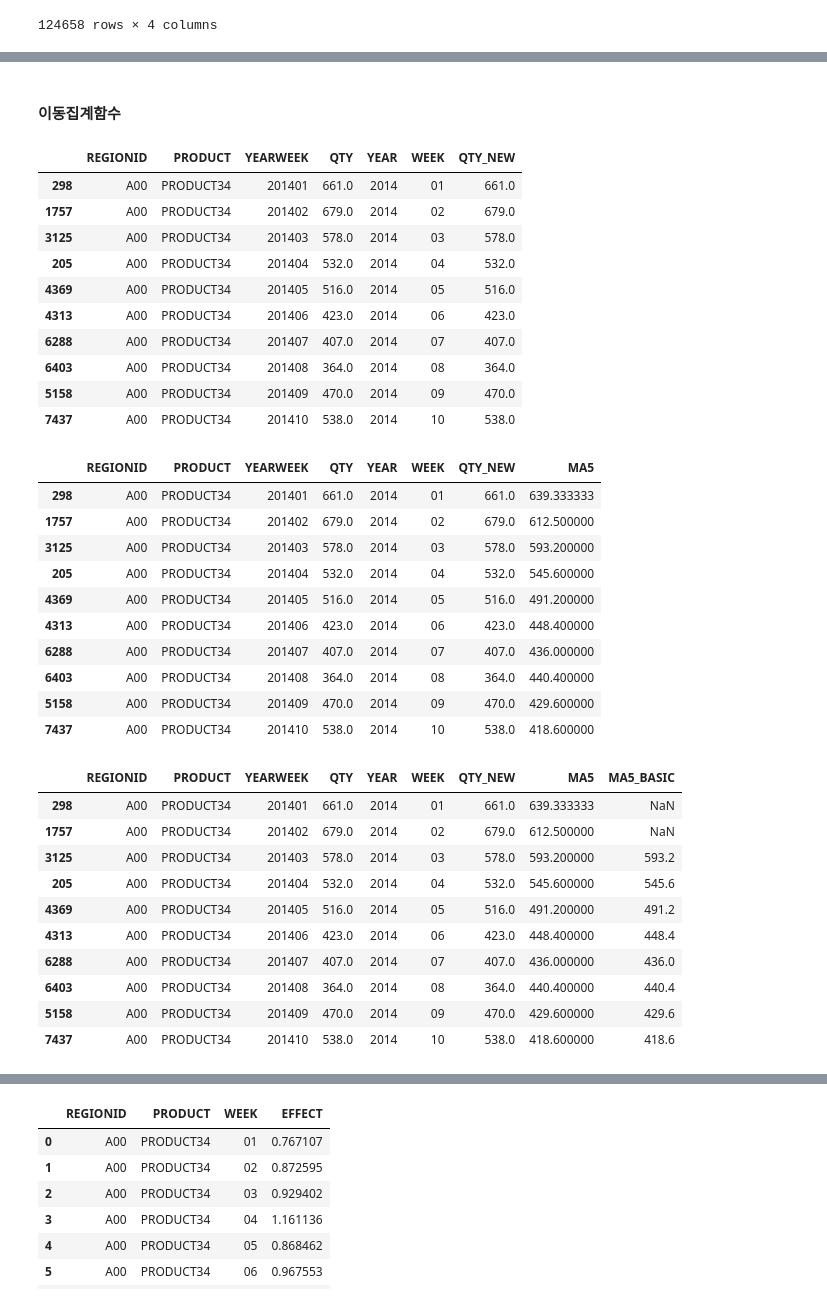
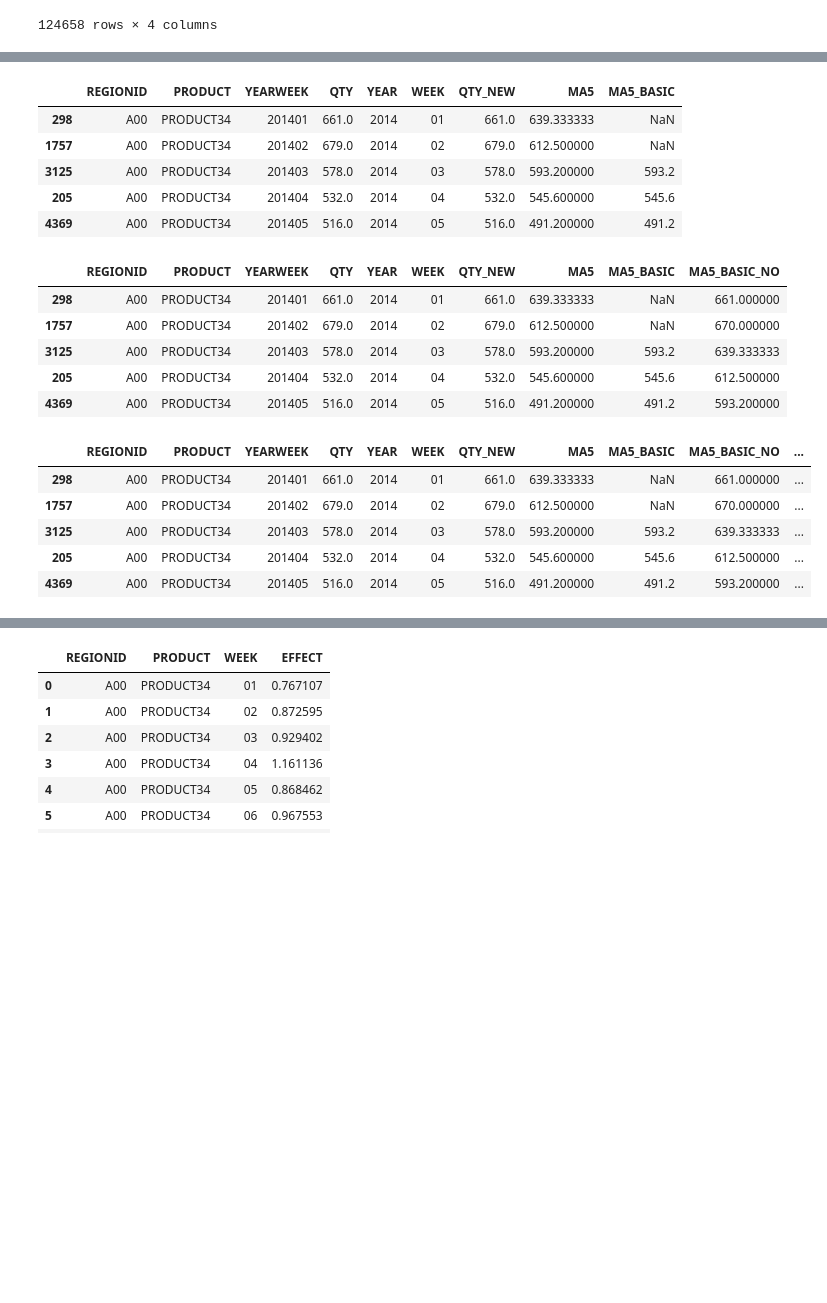
Before and after one commit to leekyungryul/Python, a Jupyter notebook: Session05 - 데이터 분석 및 데이터 전처리/프로젝트실습(전체).ipynb, the cells around one changed output, grey strips where cells are left out. Cells and saved outputs as stored; diff of their text form; code cells hidden in the pictures; blank space fills up the shorter version.

```diff
--- a/Session05 - 데이터 분석 및 데이터 전처리/프로젝트실습(전체).ipynb
+++ b/Session05 - 데이터 분석 및 데이터 전처리/프로젝트실습(전체).ipynb
@@ -46,3 +46,6 @@ selloutData["WEEK"] = selloutData.YEARWEEK.apply(week)
 # 아래와 같은 방식으로 인덱싱하여도 가능
 # selloutData["YEAR"] = selloutData.YEARWEEK.str[0:4]
 # selloutData["WEEK"] = selloutData.YEARWEEK.str[4:6]
+# %%
+refinedSelloutData = selloutData.loc[selloutData.WEEK.astype(int) <= 52]
+refinedSelloutData
@@ -303,2 +173,0 @@ sortedData.groupby(groupKey)["QTY"].describe()
-# %% [markdown]
-#### 이동집계함수
@@ -305,15 +180,10 @@ sortedData.groupby(groupKey)["QTY"].describe()
 # %%
-sortedData.head(10)
+sortedData.head()
 # %% [output]
-|  | REGIONID | PRODUCT | YEARWEEK | QTY | YEAR | WEEK | QTY_NEW |
-| 298 | A00 | PRODUCT34 | 201401 | 661.0 | 2014 | 01 | 661.0 |
-| 1757 | A00 | PRODUCT34 | 201402 | 679.0 | 2014 | 02 | 679.0 |
-| 3125 | A00 | PRODUCT34 | 201403 | 578.0 | 2014 | 03 | 578.0 |
-| 205 | A00 | PRODUCT34 | 201404 | 532.0 | 2014 | 04 | 532.0 |
-| 4369 | A00 | PRODUCT34 | 201405 | 516.0 | 2014 | 05 | 516.0 |
-| 4313 | A00 | PRODUCT34 | 201406 | 423.0 | 2014 | 06 | 423.0 |
-| 6288 | A00 | PRODUCT34 | 201407 | 407.0 | 2014 | 07 | 407.0 |
-| 6403 | A00 | PRODUCT34 | 201408 | 364.0 | 2014 | 08 | 364.0 |
-| 5158 | A00 | PRODUCT34 | 201409 | 470.0 | 2014 | 09 | 470.0 |
-| 7437 | A00 | PRODUCT34 | 201410 | 538.0 | 2014 | 10 | 538.0 |
+|  | REGIONID | PRODUCT | YEARWEEK | QTY | YEAR | WEEK | QTY_NEW | MA5 | MA5_BASIC |
+| 298 | A00 | PRODUCT34 | 201401 | 661.0 | 2014 | 01 | 661.0 | 639.333333 | NaN |
+| 1757 | A00 | PRODUCT34 | 201402 | 679.0 | 2014 | 02 | 679.0 | 612.500000 | NaN |
+| 3125 | A00 | PRODUCT34 | 201403 | 578.0 | 2014 | 03 | 578.0 | 593.200000 | 593.2 |
+| 205 | A00 | PRODUCT34 | 201404 | 532.0 | 2014 | 04 | 532.0 | 545.600000 | 545.6 |
+| 4369 | A00 | PRODUCT34 | 201405 | 516.0 | 2014 | 05 | 516.0 | 491.200000 | 491.2 |
 # %%
@@ -324,14 +196,9 @@ sortedData["MA5"] = sortedData.QTY.rolling\
 # %%
-sortedData.head(10)
+sortedData.head()
 # %% [output]
-|  | REGIONID | PRODUCT | YEARWEEK | QTY | YEAR | WEEK | QTY_NEW | MA5 |
-| 298 | A00 | PRODUCT34 | 201401 | 661.0 | 2014 | 01 | 661.0 | 639.333333 |
-| 1757 | A00 | PRODUCT34 | 201402 | 679.0 | 2014 | 02 | 679.0 | 612.500000 |
-| 3125 | A00 | PRODUCT34 | 201403 | 578.0 | 2014 | 03 | 578.0 | 593.200000 |
-| 205 | A00 | PRODUCT34 | 201404 | 532.0 | 2014 | 04 | 532.0 | 545.600000 |
-| 4369 | A00 | PRODUCT34 | 201405 | 516.0 | 2014 | 05 | 516.0 | 491.200000 |
-| 4313 | A00 | PRODUCT34 | 201406 | 423.0 | 2014 | 06 | 423.0 | 448.400000 |
-| 6288 | A00 | PRODUCT34 | 201407 | 407.0 | 2014 | 07 | 407.0 | 436.000000 |
-| 6403 | A00 | PRODUCT34 | 201408 | 364.0 | 2014 | 08 | 364.0 | 440.400000 |
-| 5158 | A00 | PRODUCT34 | 201409 | 470.0 | 2014 | 09 | 470.0 | 429.600000 |
-| 7437 | A00 | PRODUCT34 | 201410 | 538.0 | 2014 | 10 | 538.0 | 418.600000 |
+|  | REGIONID | PRODUCT | YEARWEEK | QTY | YEAR | WEEK | QTY_NEW | MA5 | MA5_BASIC | MA5_BASIC_NO |
+| 298 | A00 | PRODUCT34 | 201401 | 661.0 | 2014 | 01 | 661.0 | 639.333333 | NaN | 661.000000 |
+| 1757 | A00 | PRODUCT34 | 201402 | 679.0 | 2014 | 02 | 679.0 | 612.500000 | NaN | 670.000000 |
+| 3125 | A00 | PRODUCT34 | 201403 | 578.0 | 2014 | 03 | 578.0 | 593.200000 | 593.2 | 639.333333 |
+| 205 | A00 | PRODUCT34 | 201404 | 532.0 | 2014 | 04 | 532.0 | 545.600000 | 545.6 | 612.500000 |
+| 4369 | A00 | PRODUCT34 | 201405 | 516.0 | 2014 | 05 | 516.0 | 491.200000 | 491.2 | 593.200000 |
@@ -344,14 +207,9 @@ sortedData["MA5_BASIC"] = sortedData.QTY.rolling\
 # %%
-sortedData.head(10)
+sortedData.head()
 # %% [output]
-|  | REGIONID | PRODUCT | YEARWEEK | QTY | YEAR | WEEK | QTY_NEW | MA5 | MA5_BASIC |
-| 298 | A00 | PRODUCT34 | 201401 | 661.0 | 2014 | 01 | 661.0 | 639.333333 | NaN |
-| 1757 | A00 | PRODUCT34 | 201402 | 679.0 | 2014 | 02 | 679.0 | 612.500000 | NaN |
-| 3125 | A00 | PRODUCT34 | 201403 | 578.0 | 2014 | 03 | 578.0 | 593.200000 | 593.2 |
-| 205 | A00 | PRODUCT34 | 201404 | 532.0 | 2014 | 04 | 532.0 | 545.600000 | 545.6 |
-| 4369 | A00 | PRODUCT34 | 201405 | 516.0 | 2014 | 05 | 516.0 | 491.200000 | 491.2 |
-| 4313 | A00 | PRODUCT34 | 201406 | 423.0 | 2014 | 06 | 423.0 | 448.400000 | 448.4 |
-| 6288 | A00 | PRODUCT34 | 201407 | 407.0 | 2014 | 07 | 407.0 | 436.000000 | 436.0 |
-| 6403 | A00 | PRODUCT34 | 201408 | 364.0 | 2014 | 08 | 364.0 | 440.400000 | 440.4 |
-| 5158 | A00 | PRODUCT34 | 201409 | 470.0 | 2014 | 09 | 470.0 | 429.600000 | 429.6 |
-| 7437 | A00 | PRODUCT34 | 201410 | 538.0 | 2014 | 10 | 538.0 | 418.600000 | 418.6 |
+|  | REGIONID | PRODUCT | YEARWEEK | QTY | YEAR | WEEK | QTY_NEW | MA5 | MA5_BASIC | MA5_BASIC_NO | ... |
+| 298 | A00 | PRODUCT34 | 201401 | 661.0 | 2014 | 01 | 661.0 | 639.333333 | NaN | 661.000000 | ... |
+| 1757 | A00 | PRODUCT34 | 201402 | 679.0 | 2014 | 02 | 679.0 | 612.500000 | NaN | 670.000000 | ... |
+| 3125 | A00 | PRODUCT34 | 201403 | 578.0 | 2014 | 03 | 578.0 | 593.200000 | 593.2 | 639.333333 | ... |
+| 205 | A00 | PRODUCT34 | 201404 | 532.0 | 2014 | 04 | 532.0 | 545.600000 | 545.6 | 612.500000 | ... |
+| 4369 | A00 | PRODUCT34 | 201405 | 516.0 | 2014 | 05 | 516.0 | 491.200000 | 491.2 | 593.200000 | ... |
```
Also changed, not shown: parts of 117 cells of this notebook, 1 other file.
